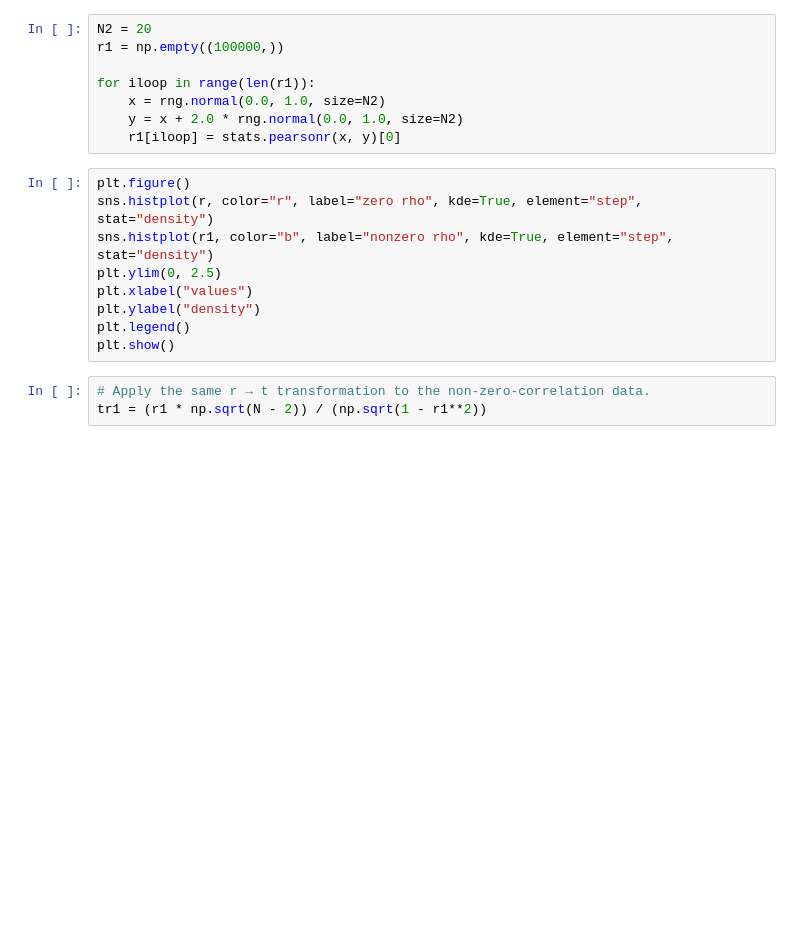
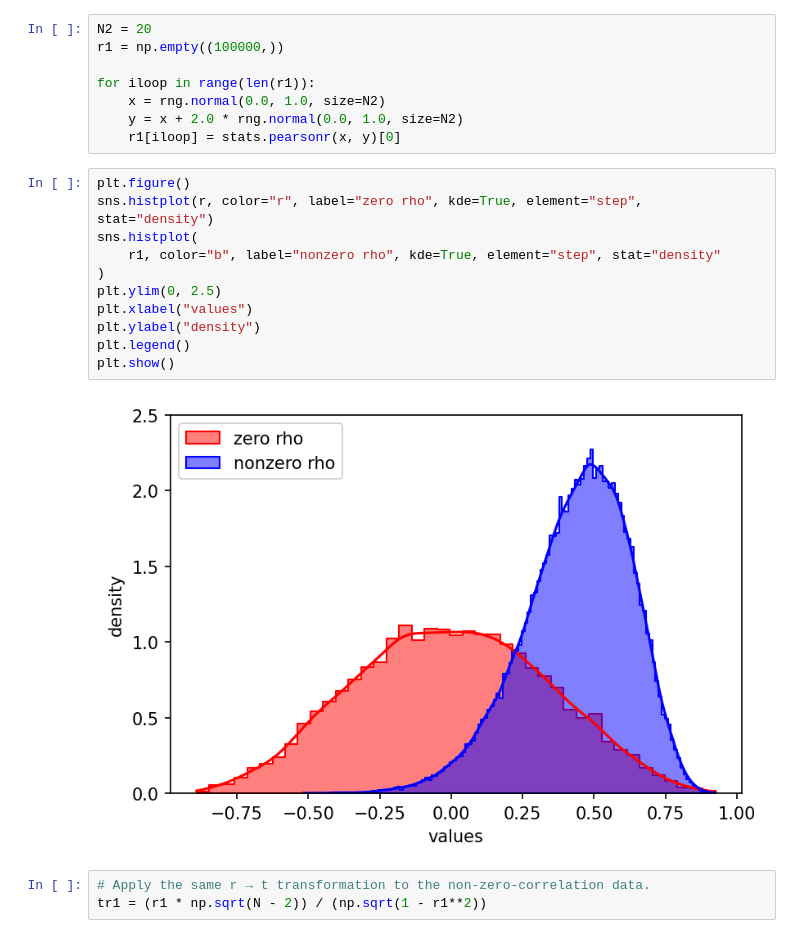
Before and after one commit to eabarnes1010/course_objective_analysis, a Jupyter notebook: code/testing_normality_of_correlations.ipynb, the cells around one changed output. Cells and saved outputs as stored; diff of their text form; blank space fills up the shorter version.

```diff
--- a/code/testing_normality_of_correlations.ipynb
+++ b/code/testing_normality_of_correlations.ipynb
@@ -154,12 +168,16 @@ for iloop in range(len(r1)):
 # %%
 plt.figure()
 sns.histplot(r, color="r", label="zero rho", kde=True, element="step", stat="density")
-sns.histplot(r1, color="b", label="nonzero rho", kde=True, element="step", stat="density")
+sns.histplot(
+    r1, color="b", label="nonzero rho", kde=True, element="step", stat="density"
+)
 plt.ylim(0, 2.5)
 plt.xlabel("values")
 plt.ylabel("density")
 plt.legend()
 plt.show()
+# %% [output]
+[figure, added]
 # %%
 # Apply the same r → t transformation to the non-zero-correlation data.
 tr1 = (r1 * np.sqrt(N - 2)) / (np.sqrt(1 - r1**2))
```
Also changed, not shown: parts of 8 cells of this notebook, 6 other files.
